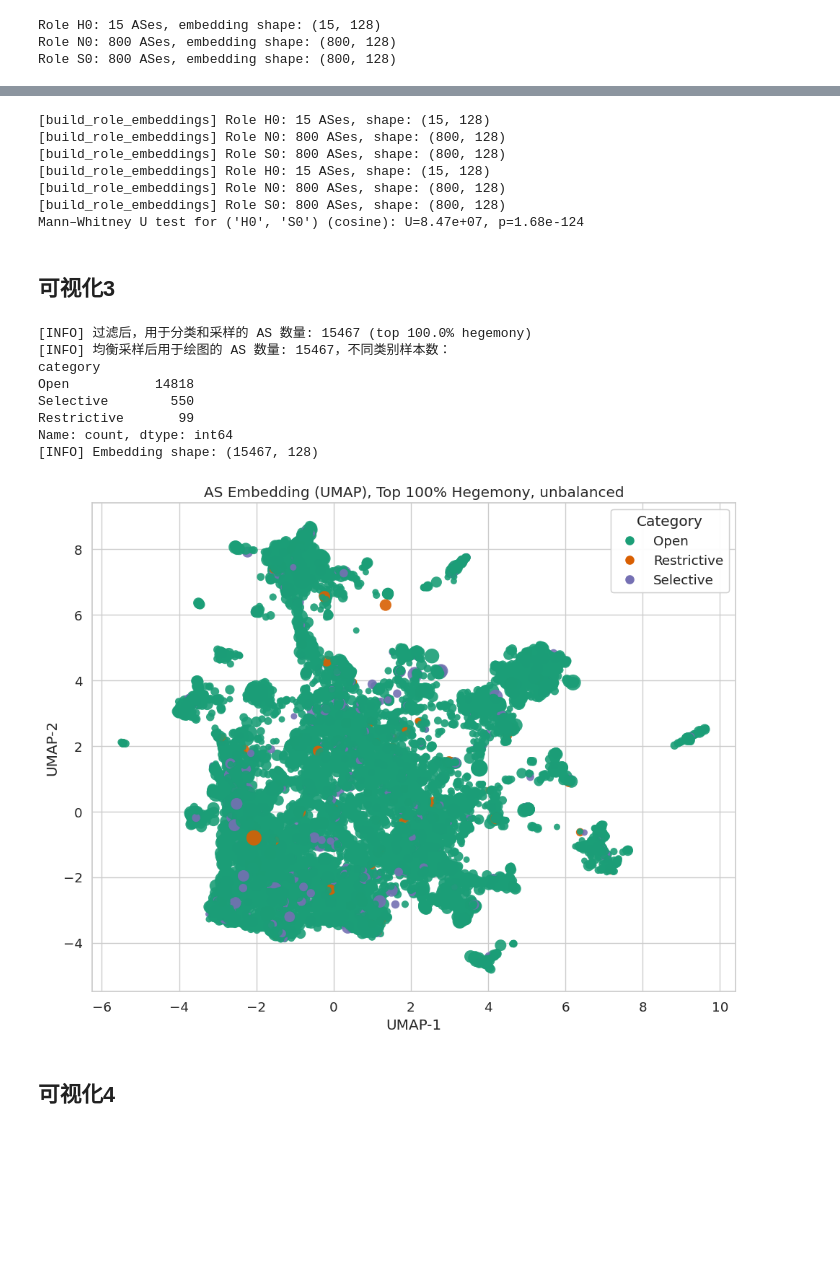
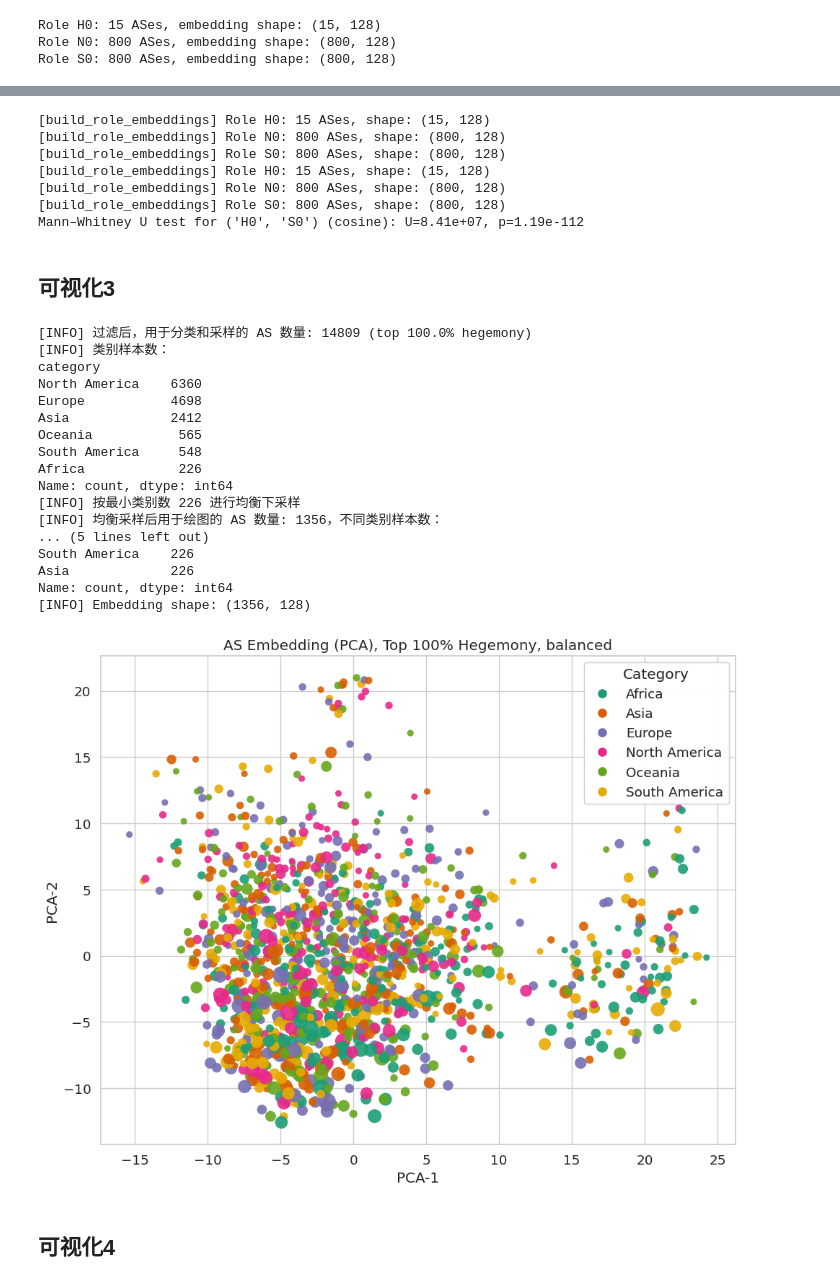
Before and after one commit to lddis666/embed, a Jupyter notebook: visualization.ipynb, the cells around one changed output, grey strips where cells are left out. Saved outputs shown, nothing was run; the diff lists cells and outputs as text; code cells hidden in the pictures; blank space fills up the shorter version.

```diff
--- a/visualization.ipynb
+++ b/visualization.ipynb
@@ -195,7 +195,7 @@ df_role["role"] = "N0"   # 默认先设为 Normal
 df_role.loc[:top_k-1, "role"] = "H0"
 
 # S0: 后 80% 分位数以下
-p80 = np.percentile(df_role["AS_hegemony"], 20)  # “后 80%” 相当于 bottom 20% 分位
+p80 = np.percentile(df_role["AS_hegemony"], 80)  # “后 80%” 相当于 bottom 20% 分位
 df_role.loc[df_role["AS_hegemony"] <= p80, "role"] = "S0"
 
 # 合并回主表
@@ -699,10 +699,12 @@ print(f"Mann–Whitney U test for {pair} ({metric}): U={stat:.2e}, p={pval:.2e}"
 [build_role_embeddings] Role H0: 15 ASes, shape: (15, 128)
 [build_role_embeddings] Role N0: 800 ASes, shape: (800, 128)
 [build_role_embeddings] Role S0: 800 ASes, shape: (800, 128)
-Mann–Whitney U test for ('H0', 'S0') (cosine): U=8.47e+07, p=1.68e-124
+Mann–Whitney U test for ('H0', 'S0') (cosine): U=8.41e+07, p=1.19e-112
 # %% [markdown]
 ## 可视化3
 # %%
+from sklearn.preprocessing import MinMaxScaler
+from matplotlib.colors import ListedColormap
 def plot_as_embedding(
     embed_path: str,
     feature_path: str,
@@ -777,6 +779,10 @@ def plot_as_embedding(
 
     required_cols = ["AS_rank_total", "AS_hegemony"] + category_cols
     df_feat = df_feat.dropna(subset=required_cols)
+
+    mask_all_zero = df_feat[category_cols].eq(0).all(axis=1)   # True 表示该行在所有 category_cols 上都是 0
+    df_feat = df_feat.loc[~mask_all_zero].copy()               # 只保留不是“全 0”的行
+
     df_feat.reset_index(drop=True, inplace=True)
 
     if df_feat.empty:
@@ -968,54 +974,65 @@ def plot_as_embedding(
 
     return df_plot
 # %%
-# category_cols = [
-#         "peeringDB_info_ratio_Balanced",
-#         "peeringDB_info_ratio_Heavy Inbound",
-#         "peeringDB_info_ratio_Heavy Outbound",
-#         "peeringDB_info_ratio_Mostly Inbound",
-#         "peeringDB_info_ratio_Mostly Outbound",
-# ]
+category_cols = [
+        "AS_rank_continent_Africa",
+        "AS_rank_continent_Asia",
+        "AS_rank_continent_Europe",
+        # "AS_rank_continent_None",
+        "AS_rank_continent_North America",
+        "AS_rank_continent_Oceania",
+        "AS_rank_continent_South America",
+]
 
 
-category_cols = [
-        "peeringDB_policy_general_Open",
-        "peeringDB_policy_general_Restrictive",
-        "peeringDB_policy_general_Selective",
-    ]
+# category_cols = [
+#         "peeringDB_policy_general_Open",
+#         "peeringDB_policy_general_Restrictive",
+#         "peeringDB_policy_general_Selective",
+#     ]
 
 # category_cols = [
 #         "peeringDB_info_ratio_Balanced",
 #         "peeringDB_info_ratio_Heavy Inbound",
 #         "peeringDB_info_ratio_Heavy Outbound",
 #         "peeringDB_info_ratio_Mostly Inbound",
 #         "peeringDB_info_ratio_Mostly Outbound",
 # ]
 
 
 
 feature_path = r"/mlx_devbox/users/liurundong.991/playground/embed/node_features.csv"
 embed_path = r'''/mlx_devbox/users/liurundong.991/playground/embed/output/as_contextual_embedding_1128-only-map-without-feat.txt'''
 # embed_path = r'''/mlx_devbox/users/liurundong.991/playground/embed/bgp2vec/bgp2vec_asn_embeddings.txt'''
 
 
 df_plot = plot_as_embedding(
     embed_path=embed_path,
     feature_path=feature_path,
     category_cols=category_cols,
-    method="umap",
-    balance_classes = False,
+    method="pca",
+    balance_classes = True,
     top_hegemony_ratio = 1
 )
 # %% [output]
-[INFO] 过滤后，用于分类和采样的 AS 数量: 15467 (top 100.0% hegemony)
-[INFO] 均衡采样后用于绘图的 AS 数量: 15467，不同类别样本数：
+[INFO] 过滤后，用于分类和采样的 AS 数量: 14809 (top 100.0% hegemony)
+[INFO] 类别样本数：
 category
-Open           14818
-Selective        550
-Restrictive       99
+North America    6360
+Europe           4698
+Asia             2412
+Oceania           565
+South America     548
+Africa            226
 Name: count, dtype: int64
-[INFO] Embedding shape: (15467, 128)
+[INFO] 按最小类别数 226 进行均衡下采样
+[INFO] 均衡采样后用于绘图的 AS 数量: 1356，不同类别样本数：
+... (5 lines left out)
+South America    226
+Asia             226
+Name: count, dtype: int64
+[INFO] Embedding shape: (1356, 128)
-[figure, old version]
+[figure, new version]
 # %% [markdown]
 ## 可视化4
 # %%
```
Also changed, not shown: parts of 8 cells of this notebook, 8 other files.
